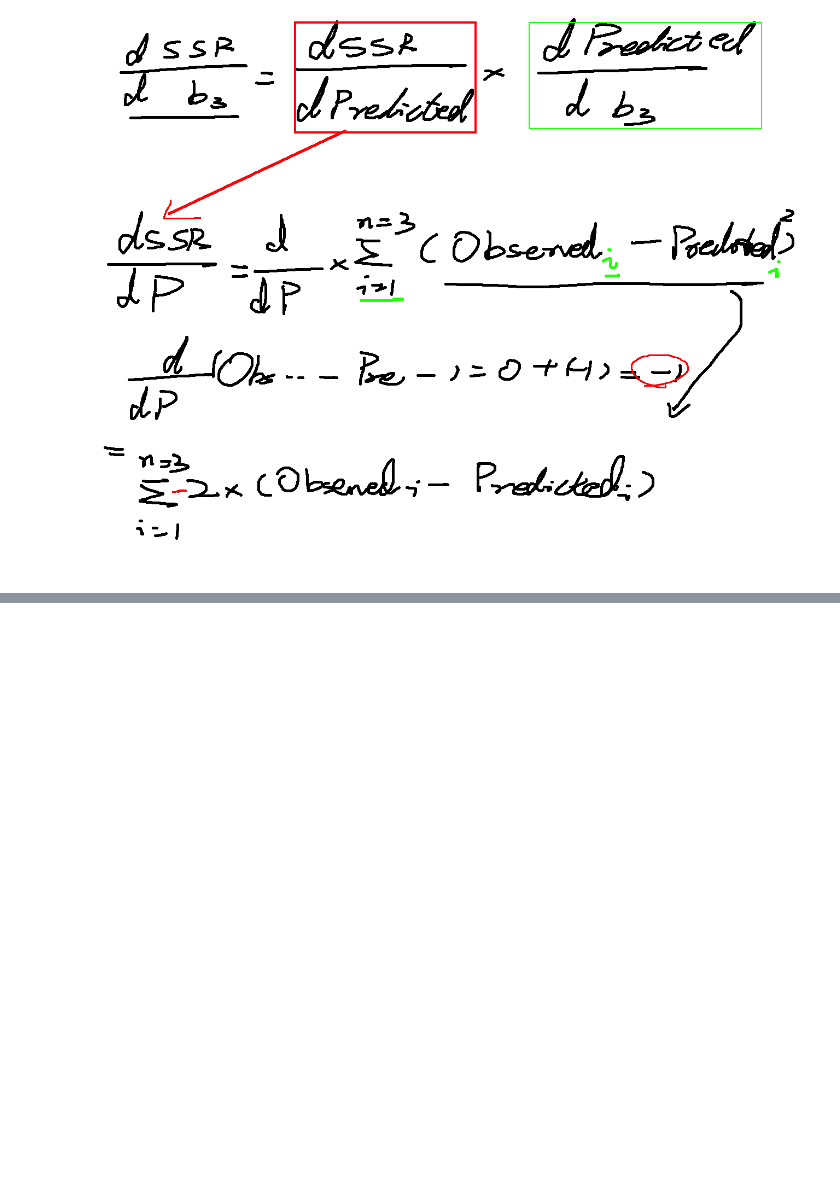
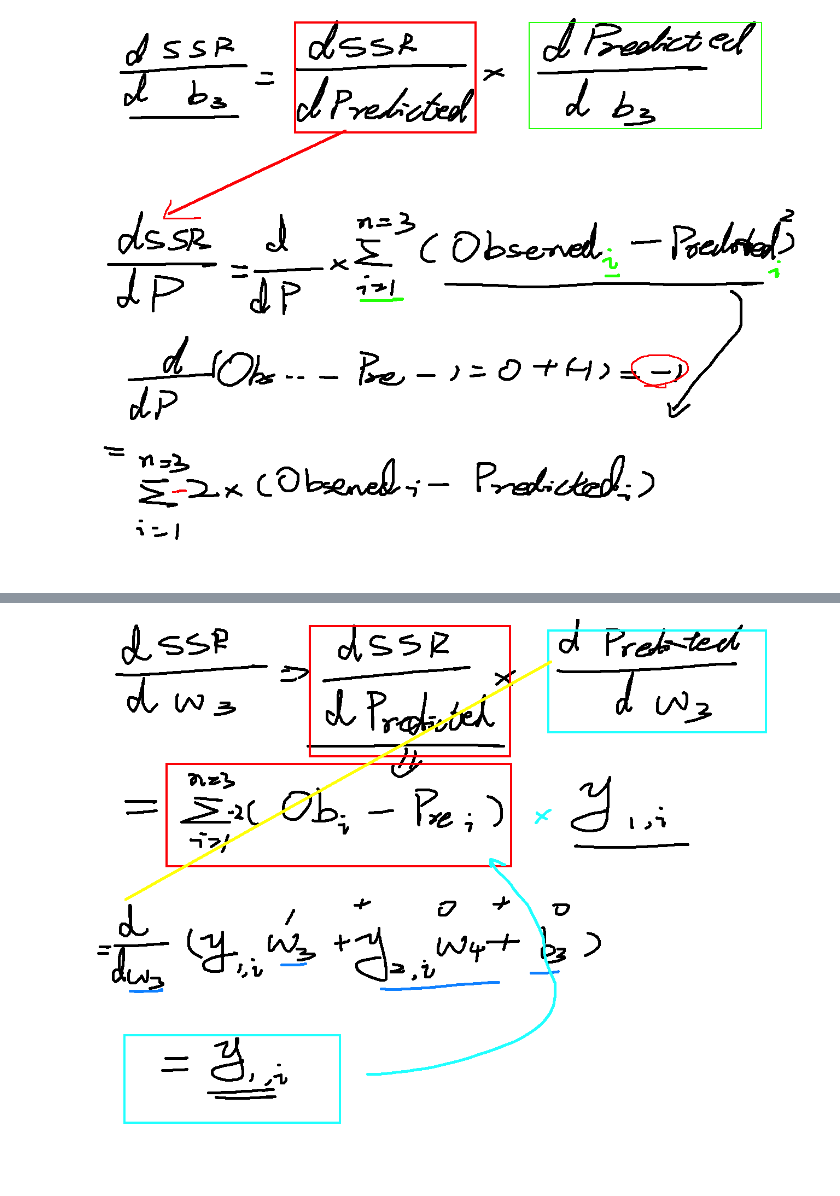
Before and after one commit to williamjiamin/Pure_Python_for_DS_ML, a Jupyter notebook: 16.人工神经网络与反向传播（Artificial_Neural_Network_Back-Propagation）/1.人工神经网络与反向传播（Artificial_Neural_Network_Back-Propagation）.ipynb, the cells around one changed output, grey strips where cells are left out. Cells and saved outputs as stored; diff of their text form; code cells hidden in the pictures; blank space fills up the shorter version.

```diff
--- a/16.人工神经网络与反向传播（Artificial_Neural_Network_Back-Propagation）/1.人工神经网络与反向传播（Artificial_Neural_Network_Back-Propagation）.ipynb
+++ b/16.人工神经网络与反向传播（Artificial_Neural_Network_Back-Propagation）/1.人工神经网络与反向传播（Artificial_Neural_Network_Back-Propagation）.ipynb
@@ -85,0 +96,5 @@ Image(filename='1.6人工神经网络.png')
+# %%
+from IPython.display import Image
+Image(filename='1.9人工神经网络.png')
+# %% [output]
+[figure, added]
```
Also changed, not shown: parts of 8 cells of this notebook, 8 other files.
